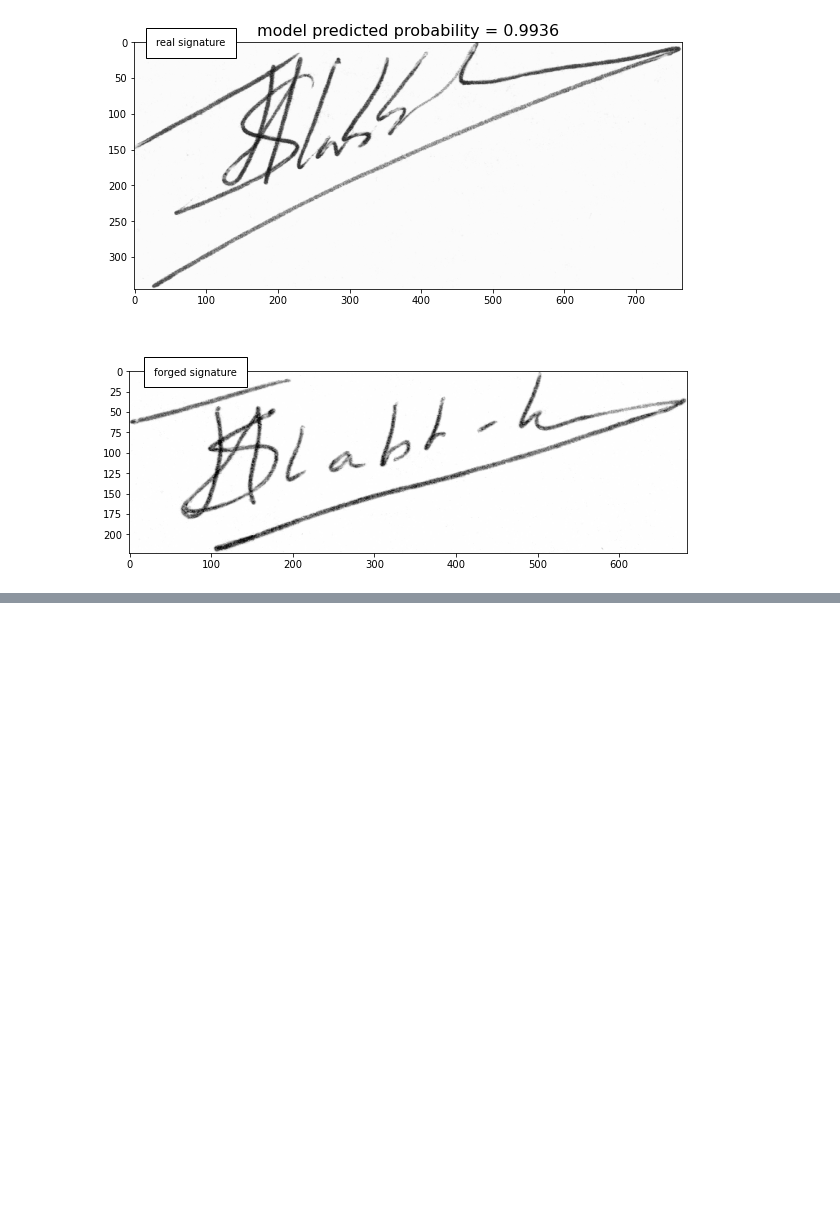
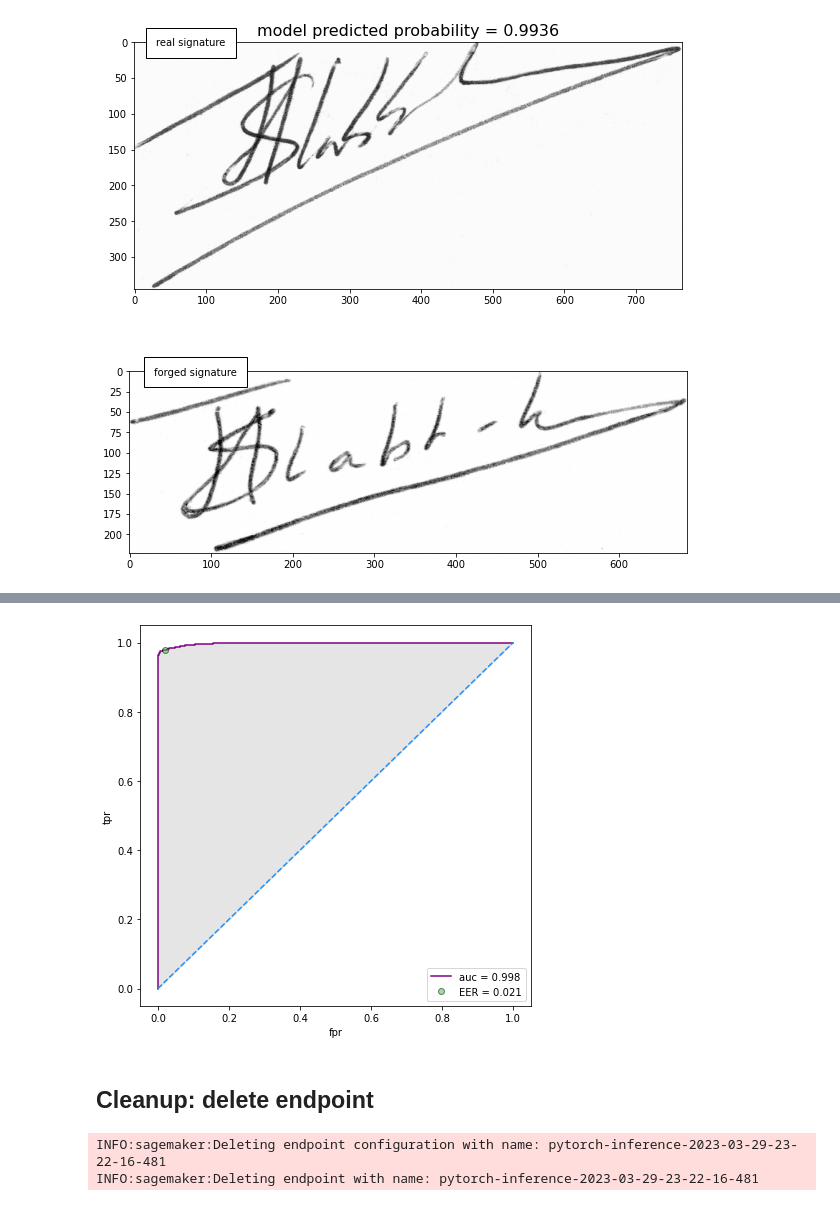
Before and after one commit to SJHageman/udacity-mle-capstone, a Jupyter notebook: project/step-1-train-and-deploy.ipynb, the cells around one changed output, grey strips where cells are left out. Drawn from its saved outputs; the diff is of its cells as text; code cells hidden in the pictures; blank space fills up the shorter version.

```diff
--- a/project/step-1-train-and-deploy.ipynb
+++ b/project/step-1-train-and-deploy.ipynb
@@ -325,0 +307,17 @@ ClientError: An error occurred (ValidationException) when calling the DeleteEndp
+# %%
+test_df = pd.read_csv('/root/udacity-mle-capstone/project/sign_data/test_data.csv', header=0, names=['img_path_real', 'img_path_forged', 'label'])
+test_df['img_path_real'] = test_df['img_path_real'].apply(lambda x : f'/root/udacity-mle-capstone/project/sign_data/test/{x}')
+test_df['img_path_forged'] = test_df['img_path_forged'].apply(lambda x : f'/root/udacity-mle-capstone/project/sign_data/test/{x}')
+# %%
+y_pred = []
+y = []
+for index,row in test_df.iterrows():
+    if index%100==0:
+        print(index)
+    try:
+        img1 = img_as_ubyte(imread(row['img_path_real'], as_gray=True))
+        img2 = img_as_ubyte(imread(row['img_path_forged'], as_gray=True))
+        y_pred.append(predictor.predict(np.array([img1, img2], dtype='object')))
+        y.append(row['label'])
+    except:
+        pass
@@ -325,0 +342,29 @@ ClientError: An error occurred (ValidationException) when calling the DeleteEndp
+# %%
+from sklearn.metrics import roc_curve, auc
+
+fpr, tpr, threshold = roc_curve(y, y_pred, pos_label=1)
+fnr = 1 - tpr
+eer_threshold = threshold[np.nanargmin(np.absolute((fnr - fpr)))]
+eer_idx = np.nanargmin(np.abs(threshold - eer_threshold))
+EER = fpr[np.nanargmin(np.absolute((fnr - fpr)))]
+roc_auc = auc(fpr, tpr)
+
+fig, ax = plt.subplots(figsize=(7,7))
+ax.plot(fpr, tpr, color='purple', label=f'auc = {roc_auc:.3f}')
+ax.plot(fpr, fpr, '--', c='dodgerblue')
+ax.fill_between(fpr, fpr, tpr, color='grey', alpha=0.2)
+#ax.axvline(fpr[eer_idx], color='limegreen')
+#ax.axhline(tpr[eer_idx], color='limegreen')
+ax.plot(fpr[eer_idx],tpr[eer_idx],'o', mec='k', color='limegreen', alpha=0.5, label=f'EER = {EER:.3f}')
+ax.legend()
+ax.set_xlabel('fpr')
+ax.set_ylabel('tpr');
+# %% [output]
+[figure, added]
+# %% [markdown]
+## Cleanup: delete endpoint
+# %%
+predictor.delete_endpoint()
+# %% [output]
+INFO:sagemaker:Deleting endpoint configuration with name: pytorch-inference-2023-03-29-23-22-16-481
+INFO:sagemaker:Deleting endpoint with name: pytorch-inference-2023-03-29-23-22-16-481
```
Also changed, not shown: parts of 16 cells of this notebook, 12 other files.
